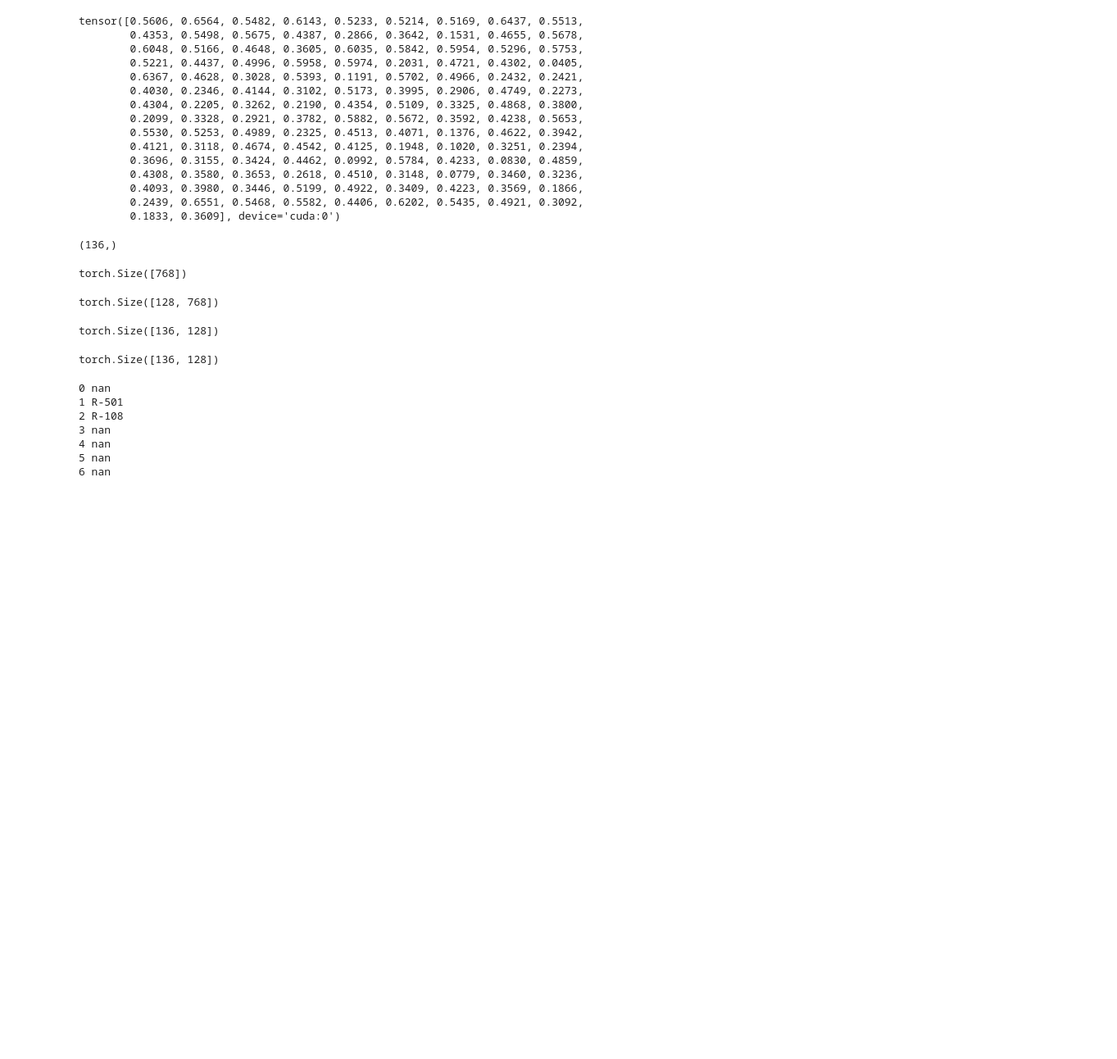
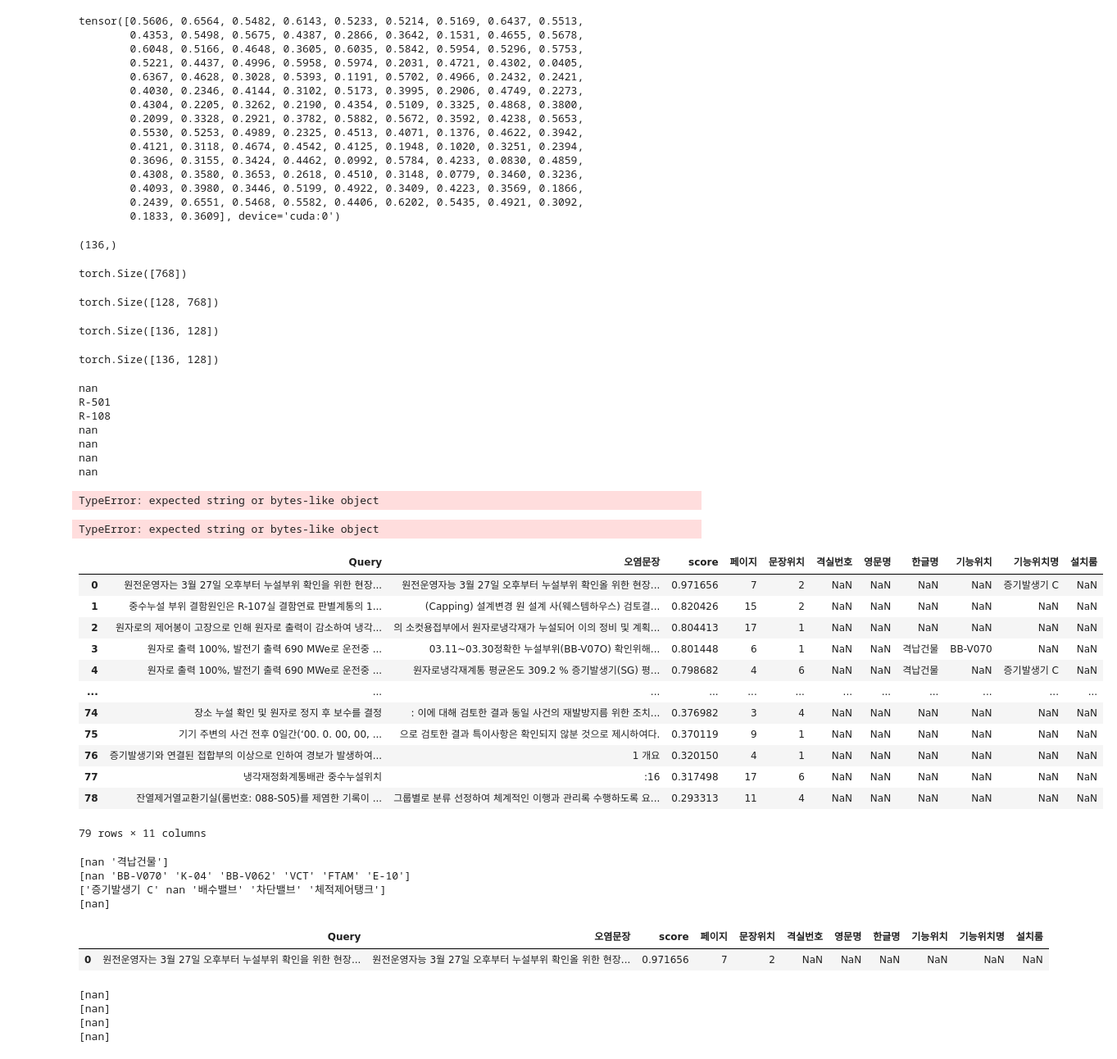
Before and after one commit to TacoYakii/IIE7721_term_project, a Jupyter notebook: code/temp.ipynb, the cells around one changed output. Shown: that part at 82% size. Saved outputs shown, nothing was run; the diff lists cells and outputs as text; code cells hidden in the pictures; blank space fills up the shorter version.

```diff
--- a/code/temp.ipynb
+++ b/code/temp.ipynb
@@ -148,12 +148,27 @@ historical_data = pd.read_excel(os.path.join(DATA_ROOT, "Historical_data.xlsx"))
 room_df = pd.read_excel(os.path.join(DATA_ROOT, "Model_DB.xlsx"), sheet_name="격실 DB")
 # %%
 for idx, value in enumerate(room_df["격실번호"]):
-    print(idx, value)
+    print(value)
 # %% [output]
-0 nan
-1 R-501
-2 R-108
-3 nan
-4 nan
-5 nan
-6 nan
+nan
+R-501
+R-108
+nan
+nan
+nan
+nan
+# %%
+instrument_df = pd.read_excel(os.path.join(DATA_ROOT, "Model_DB.xlsx"), sheet_name="기기 DB")
+
+instrument_df["기능위치명"].apply(to_lowercase)
+# %% [output]
+TypeError: expected string or bytes-like object
+# %%
+import re
+
+def to_lowercase(text:str):
+    return re.sub(r'[A-Za-z]+', lambda x: x.group().lower(), text)
+
+to_lowercase(instrument_df["기능위치명"])
+# %% [output]
+TypeError: expected string or bytes-like object
@@ -159,0 +177,48 @@ for idx, value in enumerate(room_df["격실번호"]):
+# %%
+temp = pd.read_csv("/home/taco/Documents/projects/paper_analysis/res2/final/[고리4호기]증기발생기 'A' 수실 배수관의 배수밸브 용접부 누설부위 정비를 위한 원자로 수동정지.csv", index_col=0)
+temp
+# %% [output]
+|  | Query | 오염문장 | score | 페이지 | 문장위치 | 격실번호 | 영문명 | 한글명 | 기능위치 | 기능위치명 | 설치룸 |
+| 0 | 원전운영자는 3월 27일 오후부터 누설부위 확인을 위한 현장... | 원전운영자능 3월 27일 오후부터 누설부위 확인올 위한 현장... | 0.971656 | 7 | 2 | NaN | NaN | NaN | NaN | 증기발생기 C | NaN |
+| 1 | 중수누설 부위 결함원인은 R-107실 결함연료 판별계통의 1... | (Capping) 설계변경 원 설계 사(웨스템하우스) 검토결... | 0.820426 | 15 | 2 | NaN | NaN | NaN | NaN | NaN | NaN |
+| 2 | 원자로의 제어봉이 고장으로 인해 원자로 출력이 감소하여 냉각... | 의 소컷용접부에서 원자로냉각재가 누설되어 이의 정비 및 계획... | 0.804413 | 17 | 1 | NaN | NaN | NaN | NaN | NaN | NaN |
+| 3 | 원자로 출력 100%, 발전기 출력 690 MWe로 운전중 ... | 03.11~03.30정확한 누설부위(BB-V07O) 확인위해... | 0.801448 | 6 | 1 | NaN | NaN | 격납건물 | BB-V070 | NaN | NaN |
+| 4 | 원자로 출력 100%, 발전기 출력 690 MWe로 운전중 ... | 원자로냉각재계통 평균온도 309.2 % 증기발생기(SG) 평... | 0.798682 | 4 | 6 | NaN | NaN | 격납건물 | NaN | 증기발생기 C | NaN |
+| ... | ... | ... | ... | ... | ... | ... | ... | ... | ... | ... | ... |
+| 74 | 장소 누설 확인 및 원자로 정지 후 보수를 결정 | : 이에 대해 검토한 결과 동일 사건의 재발방지름 위한 조치... | 0.376982 | 3 | 4 | NaN | NaN | NaN | NaN | NaN | NaN |
+| 75 | 기기 주변의 사건 전후 0일간(‘00. 0. 00, 00, ... | 으로 검토한 결과 특이사항은 확인되지 않분 것으로 제시하여다. | 0.370119 | 9 | 1 | NaN | NaN | NaN | NaN | NaN | NaN |
+| 76 | 증기발생기와 연결된 접합부의 이상으로 인하여 경보가 발생하여... | 1 개요 | 0.320150 | 4 | 1 | NaN | NaN | NaN | NaN | NaN | NaN |
+| 77 | 냉각재정화계통배관 중수누설위치 | :16 | 0.317498 | 17 | 6 | NaN | NaN | NaN | NaN | NaN | NaN |
+| 78 | 잔열제거열교환기실(룸번호: 088-S05)를 제염한 기록이 ... | 그룹별로 분류 선정하여 체계적인 이행과 관리록 수행하도록 요... | 0.293313 | 11 | 4 | NaN | NaN | NaN | NaN | NaN | NaN |
+79 rows × 11 columns
+# %%
+print(temp["한글명"].unique())
+print(temp["기능위치"].unique())
+print(temp["기능위치명"].unique())
+print(temp["설치룸"].unique())
+# %% [output]
+[nan '격납건물']
+[nan 'BB-V070' 'K-04' 'BB-V062' 'VCT' 'FTAM' 'E-10']
+['증기발생기 C' nan '배수밸브' '차단밸브' '체적제어탱크']
+[nan]
+# %%
+import glob
+import pandas as pd
+
+file_list = glob.glob("/home/taco/Documents/projects/paper_analysis/cosine90/final/*.csv")
+files = [pd.read_csv(file, index_col=0) for file in file_list]
+file = pd.concat(files)
+file
+# %% [output]
+|  | Query | 오염문장 | score | 페이지 | 문장위치 | 격실번호 | 영문명 | 한글명 | 기능위치 | 기능위치명 | 설치룸 |
+| 0 | 원전운영자는 3월 27일 오후부터 누설부위 확인을 위한 현장... | 원전운영자능 3월 27일 오후부터 누설부위 확인올 위한 현장... | 0.971656 | 7 | 2 | NaN | NaN | NaN | NaN | NaN | NaN |
+# %%
+print(file["한글명"].unique())
+print(file["기능위치"].unique())
+print(file["기능위치명"].unique())
+print(file["설치룸"].unique())
+# %% [output]
+[nan]
+[nan]
+[nan]
+[nan]
```
Also changed, not shown: parts of 3 cells of this notebook, 2 other files.
